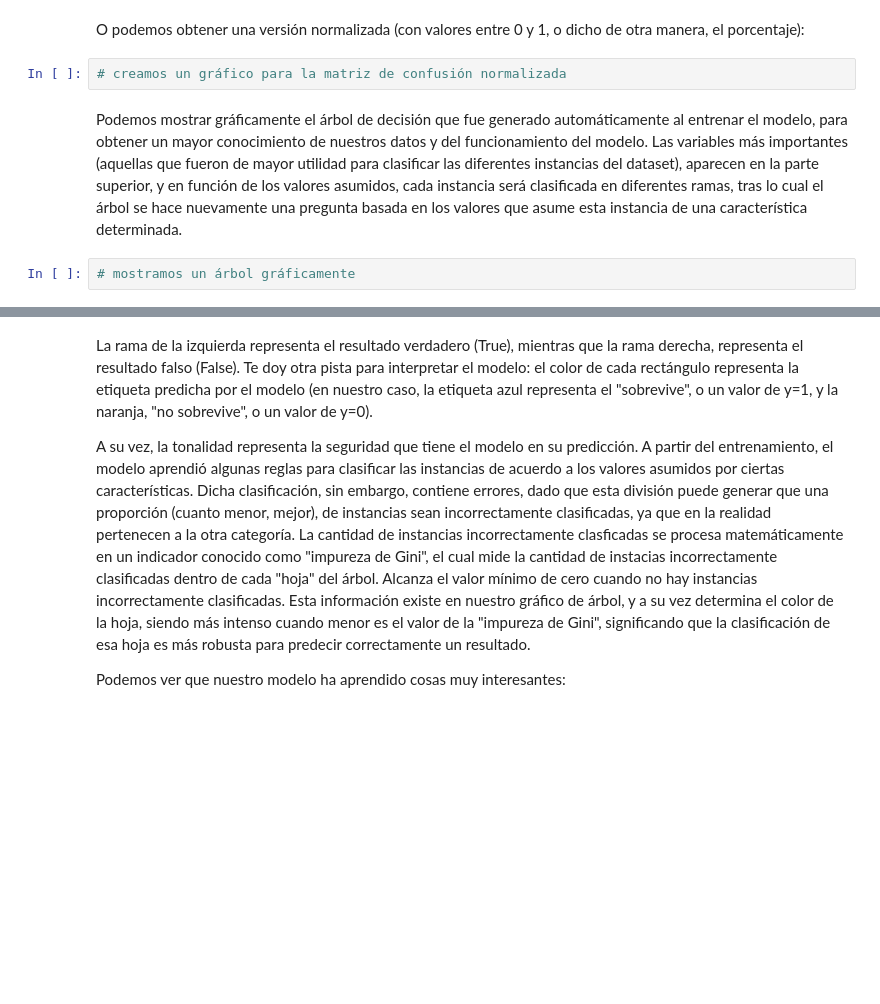
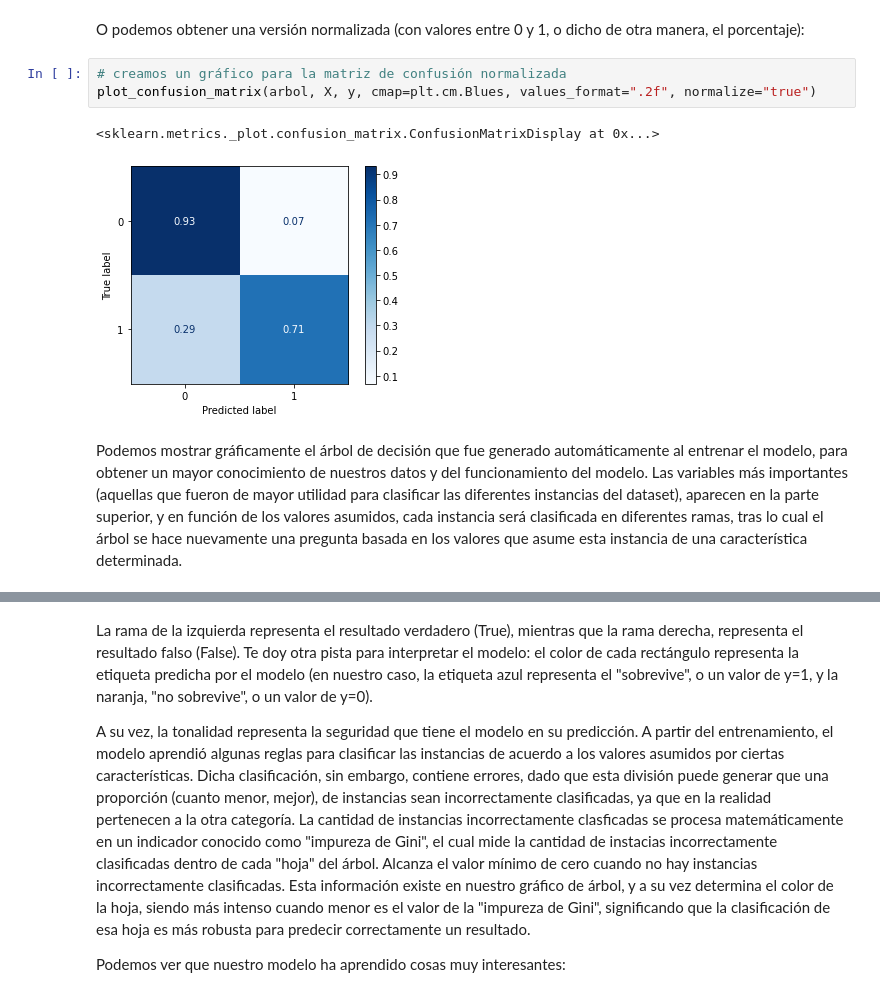
Before and after one commit to sszahinos/Python-Total-Course, a Jupyter notebook: Day 15 - Surviving Titanic (Machine Learning)/Python_TOTAL_Machine_Learning.ipynb, the cells around one changed output, grey strips where cells are left out. Drawn from its saved outputs; the diff is of its cells as text; blank space fills up the shorter version.

```diff
--- a/Day 15 - Surviving Titanic (Machine Learning)/Python_TOTAL_Machine_Learning.ipynb
+++ b/Day 15 - Surviving Titanic (Machine Learning)/Python_TOTAL_Machine_Learning.ipynb
@@ -75,7 +123,9 @@ Una forma más interesante de ver esta información es con la función plot_conf
 O podemos obtener una versión normalizada (con valores entre 0 y 1, o dicho de otra manera, el porcentaje):
 # %%
 # creamos un gráfico para la matriz de confusión normalizada
+plot_confusion_matrix(arbol, X, y, cmap=plt.cm.Blues, values_format=".2f", normalize="true")
+# %% [output]
+<sklearn.metrics._plot.confusion_matrix.ConfusionMatrixDisplay at 0x...>
+[figure, added]
 # %% [markdown]
 Podemos mostrar gráficamente el árbol de decisión que fue generado automáticamente al entrenar el modelo, para obtener un mayor conocimiento de nuestros datos y del funcionamiento del modelo. Las variables más importantes (aquellas que fueron de mayor utilidad para clasificar las diferentes instancias del dataset), aparecen en la parte superior, y en función de los valores asumidos, cada instancia será clasificada en diferentes ramas, tras lo cual el árbol se hace nuevamente una pregunta basada en los valores que asume esta instancia de una característica determinada.
-# %%
-# mostramos un árbol gráficamente
```
Also changed, not shown: parts of 15 cells of this notebook.
